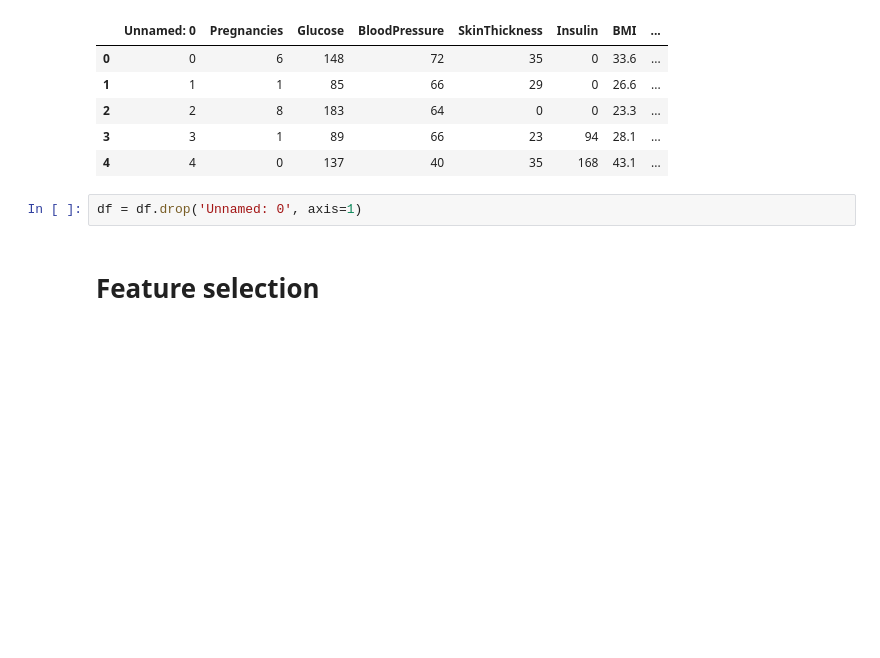
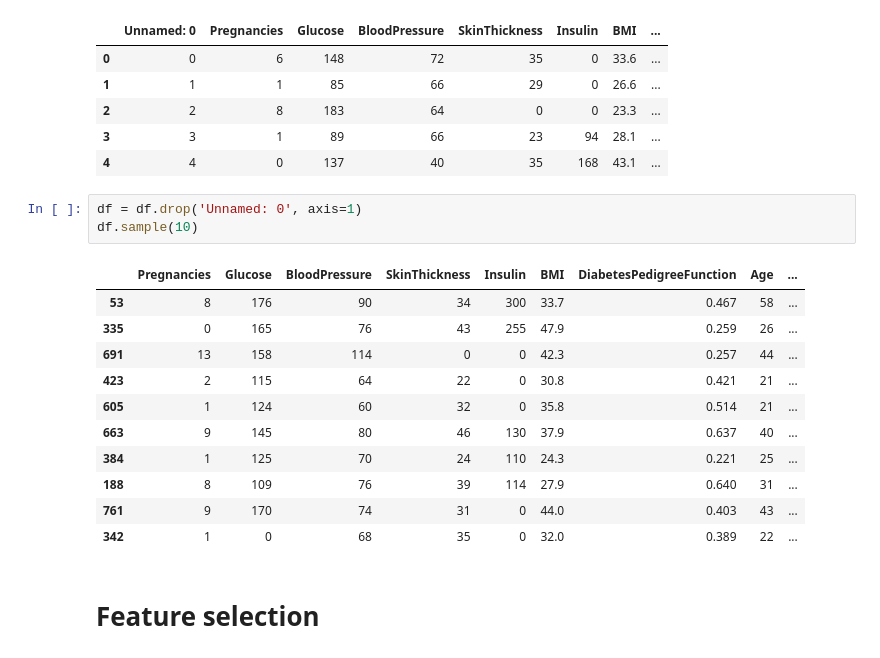
Before and after one commit to nayeem29dse/Diabetese-Detection-with-streamlit-deployment, a Jupyter notebook: model_building.ipynb, the cells around one changed output. Saved outputs shown, nothing was run; the diff lists cells and outputs as text; blank space fills up the shorter version.

```diff
--- a/model_building.ipynb
+++ b/model_building.ipynb
@@ -34,6 +34,19 @@ df.head()
 | 4 | 4 | 0 | 137 | 40 | 35 | 168 | 43.1 | ... |
 # %%
 df = df.drop('Unnamed: 0', axis=1)
+df.sample(10)
+# %% [output]
+|  | Pregnancies | Glucose | BloodPressure | SkinThickness | Insulin | BMI | DiabetesPedigreeFunction | Age | ... |
+| 53 | 8 | 176 | 90 | 34 | 300 | 33.7 | 0.467 | 58 | ... |
+| 335 | 0 | 165 | 76 | 43 | 255 | 47.9 | 0.259 | 26 | ... |
+| 691 | 13 | 158 | 114 | 0 | 0 | 42.3 | 0.257 | 44 | ... |
+| 423 | 2 | 115 | 64 | 22 | 0 | 30.8 | 0.421 | 21 | ... |
+| 605 | 1 | 124 | 60 | 32 | 0 | 35.8 | 0.514 | 21 | ... |
+| 663 | 9 | 145 | 80 | 46 | 130 | 37.9 | 0.637 | 40 | ... |
+| 384 | 1 | 125 | 70 | 24 | 110 | 24.3 | 0.221 | 25 | ... |
+| 188 | 8 | 109 | 76 | 39 | 114 | 27.9 | 0.640 | 31 | ... |
+| 761 | 9 | 170 | 74 | 31 | 0 | 44.0 | 0.403 | 43 | ... |
+| 342 | 1 | 0 | 68 | 35 | 0 | 32.0 | 0.389 | 22 | ... |
 # %% [markdown]
 # Feature selection
 # %%
```
Also changed, not shown: parts of 5 cells of this notebook.
